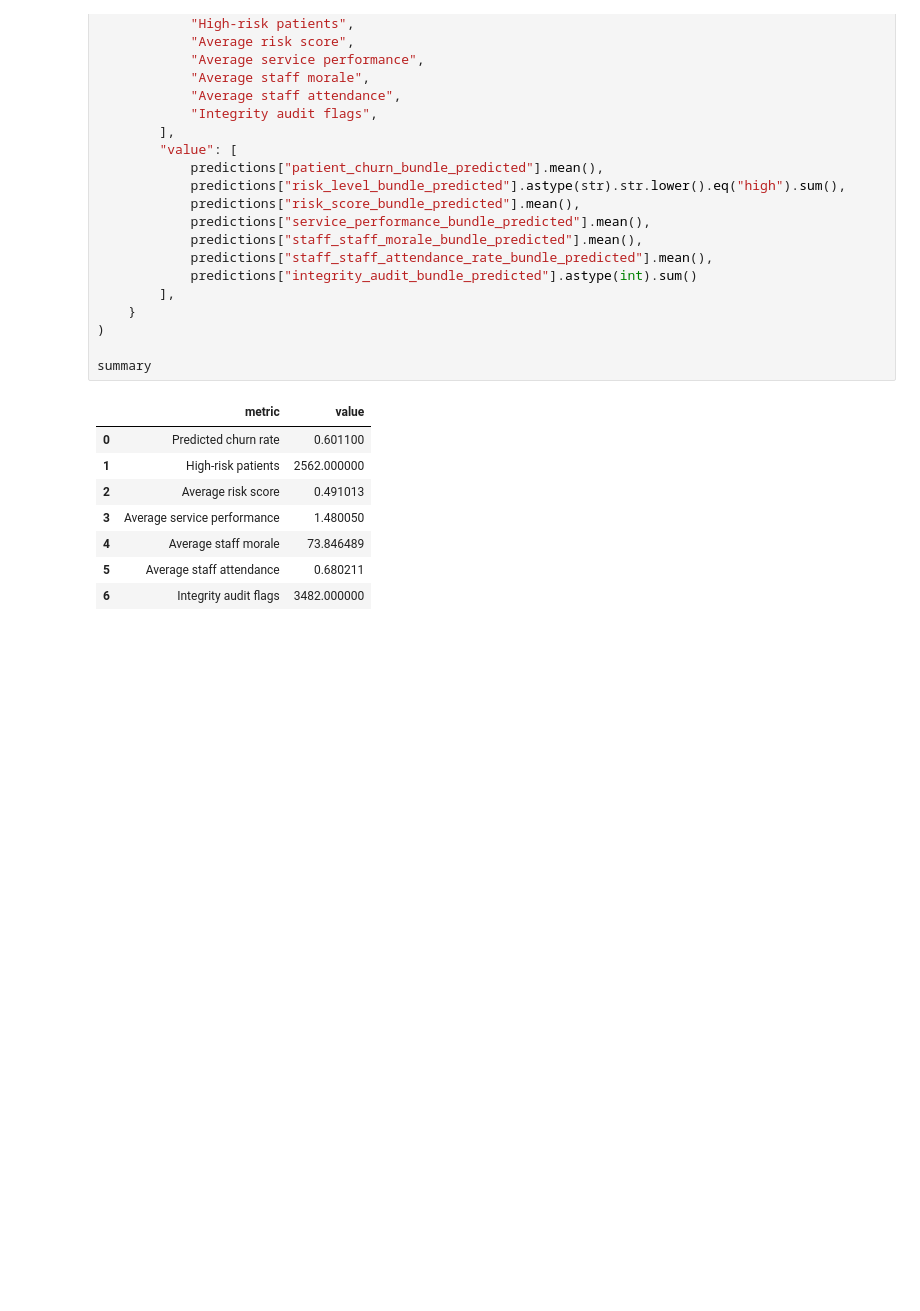
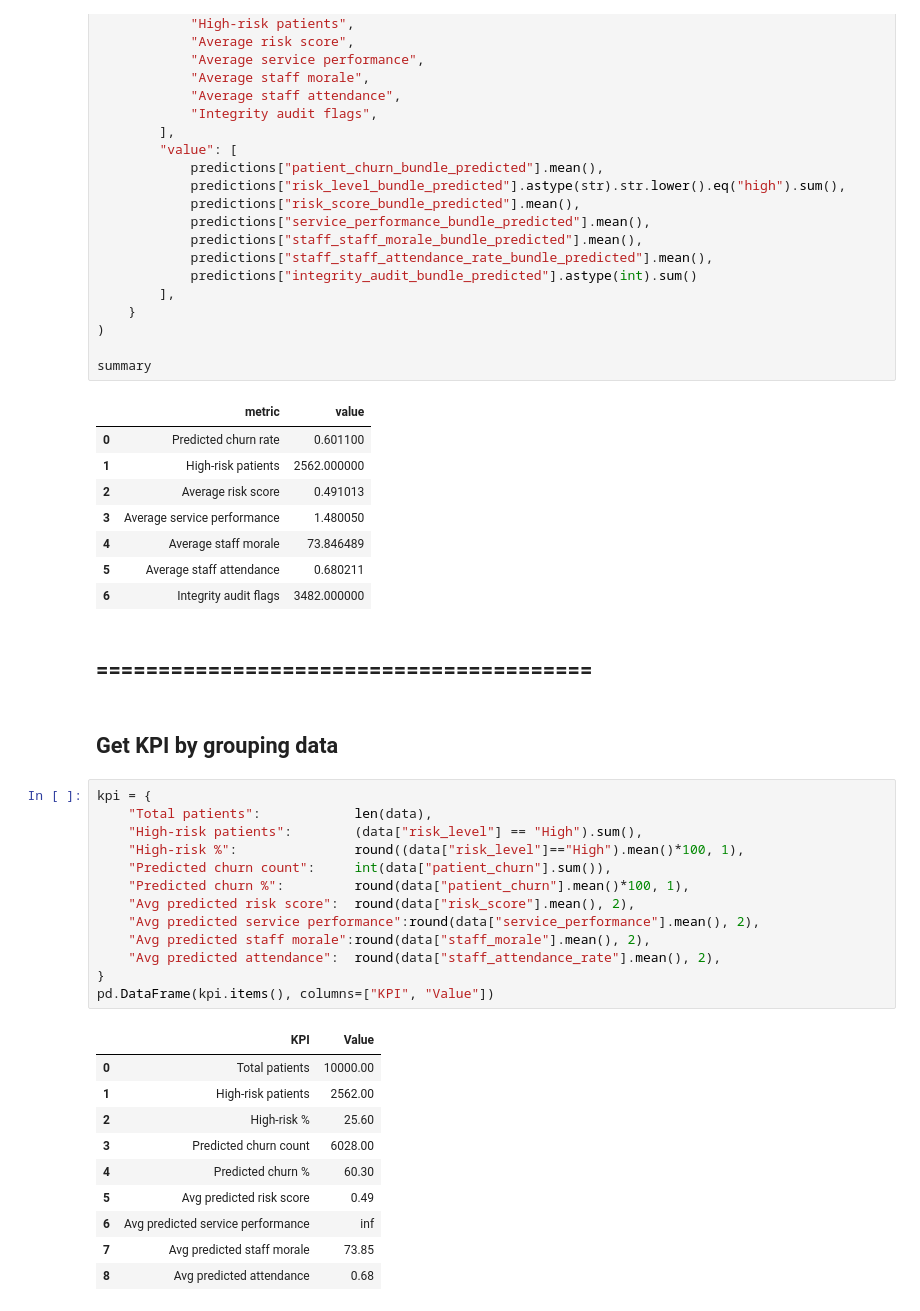
Before and after one commit to Mipjeiger/hospital-churn-customer-analytics-, a Jupyter notebook: develop/researchment/06_Research_ML.ipynb, the cells around one changed output. Saved outputs shown, nothing was run; the diff lists cells and outputs as text; blank space fills up the shorter version.

```diff
--- a/develop/researchment/06_Research_ML.ipynb
+++ b/develop/researchment/06_Research_ML.ipynb
@@ -498,3 +487,31 @@ summary
 | 4 | Average staff morale | 73.846489 |
 | 5 | Average staff attendance | 0.680211 |
 | 6 | Integrity audit flags | 3482.000000 |
+# %% [markdown]
+## ========================================
+# %% [markdown]
+## Get KPI by grouping data
+# %%
+kpi = {
+    "Total patients":            len(data),
+    "High-risk patients":        (data["risk_level"] == "High").sum(),
+    "High-risk %":               round((data["risk_level"]=="High").mean()*100, 1),
+    "Predicted churn count":     int(data["patient_churn"].sum()),
+    "Predicted churn %":         round(data["patient_churn"].mean()*100, 1),
+    "Avg predicted risk score":  round(data["risk_score"].mean(), 2),
+    "Avg predicted service performance":round(data["service_performance"].mean(), 2),
+    "Avg predicted staff morale":round(data["staff_morale"].mean(), 2),
+    "Avg predicted attendance":  round(data["staff_attendance_rate"].mean(), 2),
+}
+pd.DataFrame(kpi.items(), columns=["KPI", "Value"])
+# %% [output]
+|  | KPI | Value |
+| 0 | Total patients | 10000.00 |
+| 1 | High-risk patients | 2562.00 |
+| 2 | High-risk % | 25.60 |
+| 3 | Predicted churn count | 6028.00 |
+| 4 | Predicted churn % | 60.30 |
+| 5 | Avg predicted risk score | 0.49 |
+| 6 | Avg predicted service performance | inf |
+| 7 | Avg predicted staff morale | 73.85 |
+| 8 | Avg predicted attendance | 0.68 |
```
Also changed, not shown: parts of 6 cells of this notebook, 2 other files.
